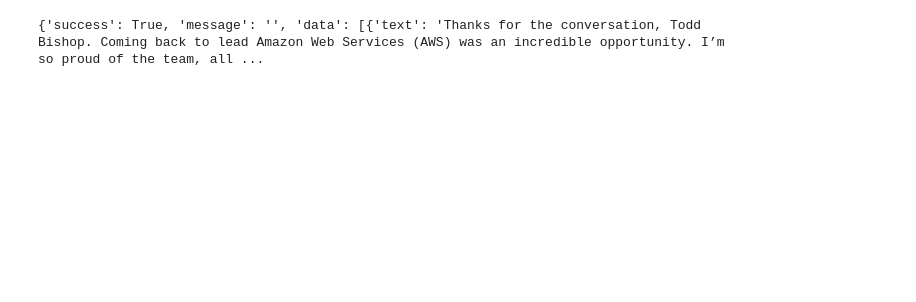
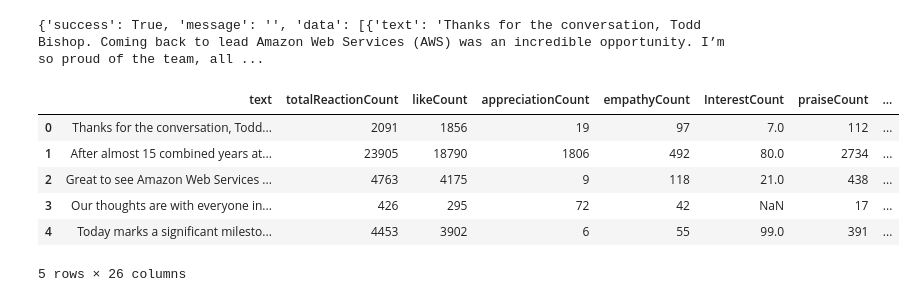
Before and after one commit to 0gaurav4/DigipodiumInternship2024-25, a Jupyter notebook: socialScraperAPI/linkedin.ipynb, the cells around one changed output. Drawn from its saved outputs; the diff is of its cells as text; code cells hidden in the pictures; blank space fills up the shorter version.

```diff
--- a/socialScraperAPI/linkedin.ipynb
+++ b/socialScraperAPI/linkedin.ipynb
@@ -1,17 +1,28 @@
 # %%
 import requests
+import pandas as pd
 
 url = "https://linkedin-api8.p.rapidapi.com/get-profile-posts"
 
 querystring = {"username":"adamselipsky"}
 
 headers = {
 	"x-rapidapi-key": "04edcb85a3mshac913eab2bf3075p184839jsn4e30538b9195",
 	"x-rapidapi-host": "linkedin-api8.p.rapidapi.com"
 }
 
 response = requests.get(url, headers=headers, params=querystring)
 
 print(response.json())
+
+df = pd.DataFrame(response.json()['data'])
+df.head()
 # %% [output]
 {'success': True, 'message': '', 'data': [{'text': 'Thanks for the conversation, Todd Bishop. Coming back to lead Amazon Web Services (AWS) was an incredible opportunity. I’m so proud of the team, all ...
+|  | text | totalReactionCount | likeCount | appreciationCount | empathyCount | InterestCount | praiseCount | ... |
+| 0 | Thanks for the conversation, Todd... | 2091 | 1856 | 19 | 97 | 7.0 | 112 | ... |
+| 1 | After almost 15 combined years at... | 23905 | 18790 | 1806 | 492 | 80.0 | 2734 | ... |
+| 2 | Great to see Amazon Web Services ... | 4763 | 4175 | 9 | 118 | 21.0 | 438 | ... |
+| 3 | Our thoughts are with everyone in... | 426 | 295 | 72 | 42 | NaN | 17 | ... |
+| 4 | Today marks a significant milesto... | 4453 | 3902 | 6 | 55 | 99.0 | 391 | ... |
+5 rows × 26 columns
```
Also changed, not shown: parts of 3 cells of this notebook, 2 other files.
